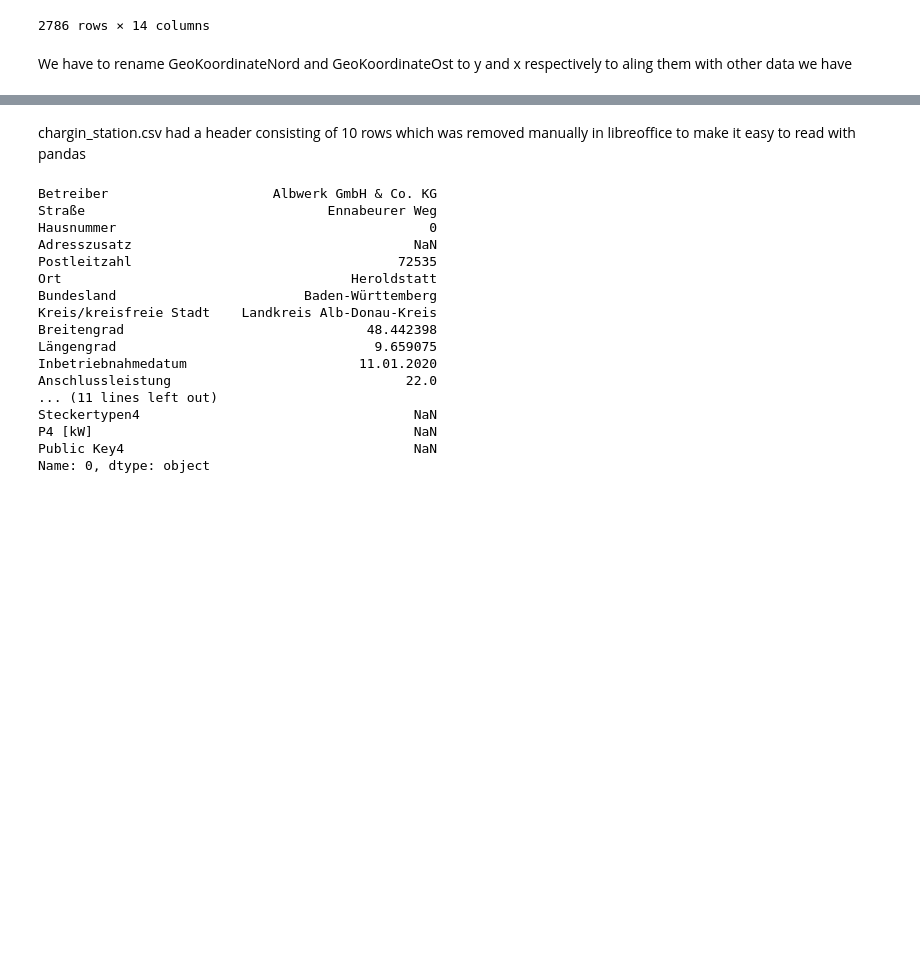
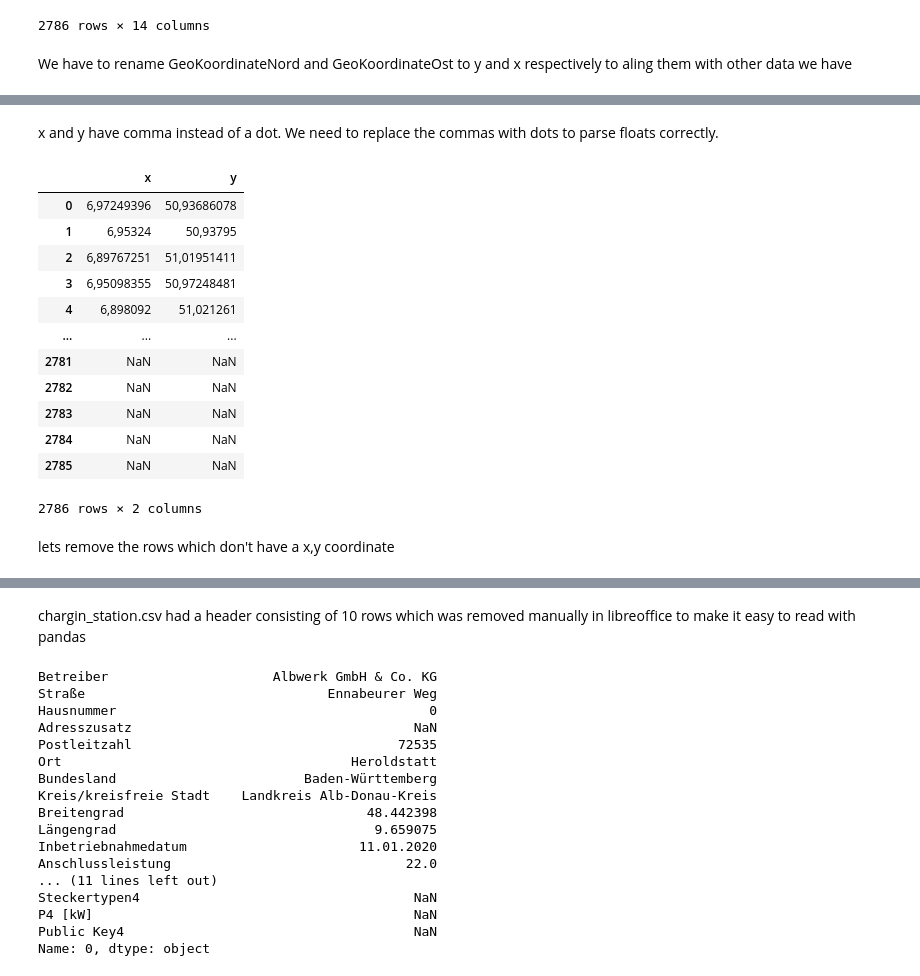
Before and after one commit to oboog/dus-06_easyparking_ss22_ds_group7, a Jupyter notebook: techlabs_merging/merge_data.ipynb, the cells around one changed output, grey strips where cells are left out. Drawn from its saved outputs; the diff is of its cells as text; code cells hidden in the pictures; blank space fills up the shorter version.

```diff
--- a/techlabs_merging/merge_data.ipynb
+++ b/techlabs_merging/merge_data.ipynb
@@ -119,0 +119,20 @@ df_parking_meter
+# %% [markdown]
+x and y have comma instead of a dot. We need to replace the commas with dots to parse floats correctly.
+# %%
+df_parking_meter[['x','y']]
+# %% [output]
+|  | x | y |
+| 0 | 6,97249396 | 50,93686078 |
+| 1 | 6,95324 | 50,93795 |
+| 2 | 6,89767251 | 51,01951411 |
+| 3 | 6,95098355 | 50,97248481 |
+| 4 | 6,898092 | 51,021261 |
+| ... | ... | ... |
+| 2781 | NaN | NaN |
+| 2782 | NaN | NaN |
+| 2783 | NaN | NaN |
+| 2784 | NaN | NaN |
+| 2785 | NaN | NaN |
+2786 rows × 2 columns
+# %% [markdown]
+lets remove the rows which don't have a x,y coordinate
```
Also changed, not shown: parts of 12 cells of this notebook, 3 other files.
